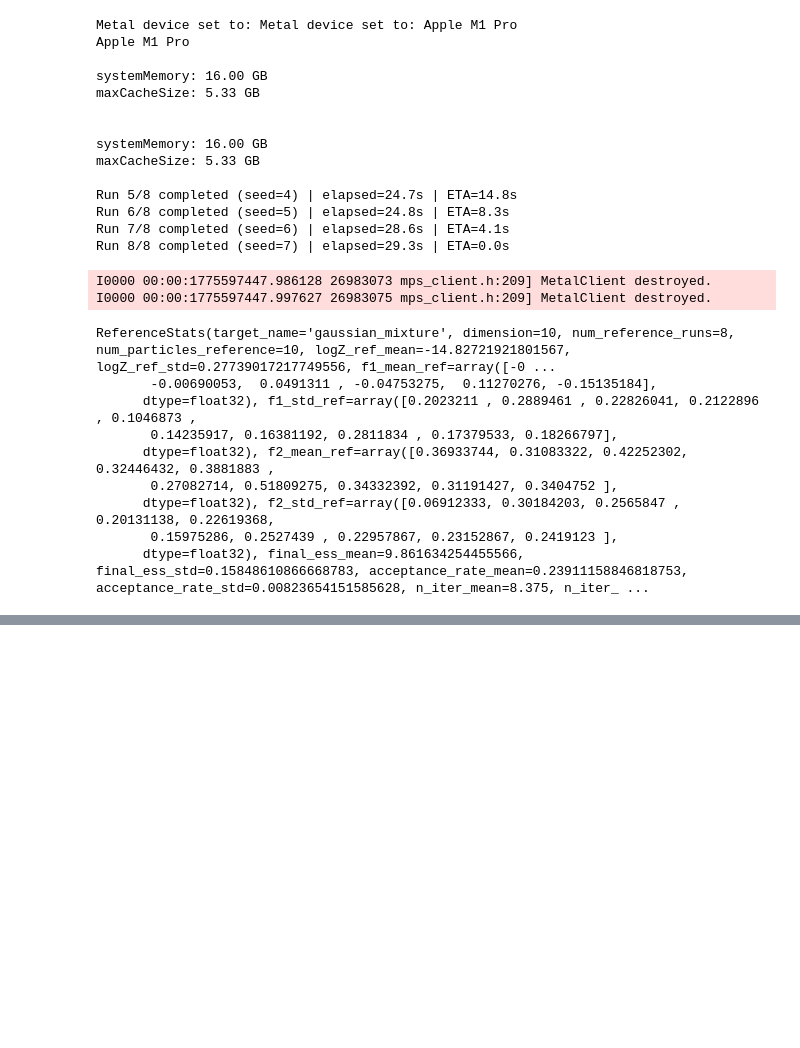
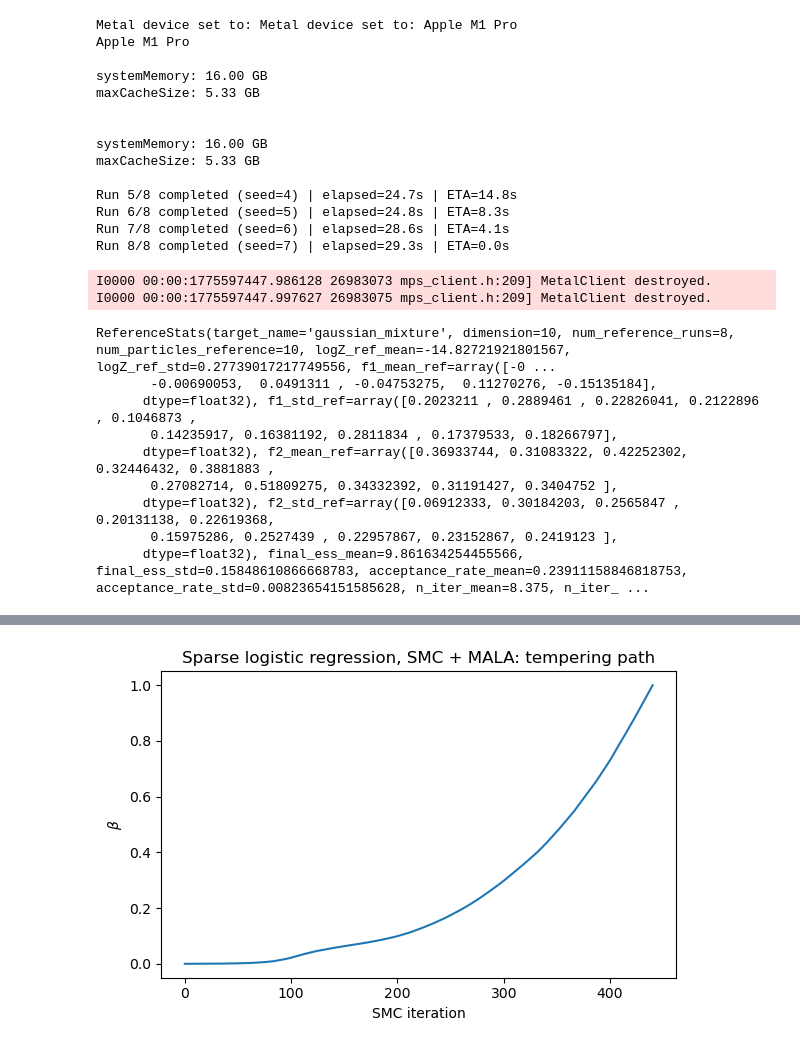
Before and after one commit to MaksKoncilja/ps-kernel-evaluation, a Jupyter notebook: code/PS.ipynb, the cells around one changed output, grey strips where cells are left out. Cells and saved outputs as stored; diff of their text form; code cells hidden in the pictures; blank space fills up the shorter version.

```diff
--- a/code/PS.ipynb
+++ b/code/PS.ipynb
@@ -570,0 +848,18 @@ NUTS acceptance path: [0.95802742 0.98905438 0.9915821  0.99540871 0.99813789 0.
+# %%
+ref = reference.build_reference_stats_chunked(
+    dimension=None,
+    num_particles_reference=4096,
+    num_reference_runs=10,
+    target_name="sparse_logistic_regression",
+    target_kwargs={
+        "X": X,
+        "y": y,
+        "add_intercept": True,
+        "standardize": True,
+    },
+    num_mcmc_steps=25,
+    alpha=0.999,
+    diagonal_only_covariance=True,  # strongly recommended
+    parallel=True,
+    num_workers=4,
+)
@@ -570,0 +1808,63 @@ NUTS acceptance path: [0.95802742 0.98905438 0.9915821  0.99540871 0.99813789 0.
+# %%
+import importlib
+import matplotlib.pyplot as plt
+
+import reference
+importlib.reload(reference)
+
+# X and y must already be loaded.
+# Example:
+# X = ...
+# y = ...
+
+slr_mala_out = reference.run_reference_sampler_once(
+    dimension=None,
+    num_particles=256,
+    seed=0,
+    target_name="sparse_logistic_regression",
+    target_kwargs={
+        "X": X,
+        "y": y,
+        "add_intercept": True,
+        "standardize": True,
+    },
+    alpha=0.999,
+    num_mcmc_steps=25,
+    kernel_name="mala",
+    mala_step_size=0.02,
+    mala_target_acceptance_rate=0.574,
+    return_diagnostics=True,
+)
+
+print("target:", slr_mala_out["target_name"])
+print("kernel:", slr_mala_out["kernel_name"])
+print("dimension:", slr_mala_out["dimension"])
+print("logZ:", slr_mala_out["logZ"])
+print("n_iter:", slr_mala_out["n_iter"])
+print("final_ess:", slr_mala_out["final_ess"])
+print("acceptance_rate_mean:", slr_mala_out["acceptance_rate_mean"])
+print("final_step_size:", slr_mala_out["final_step_size"])
+
+# ----------------------------
+# Graph 1: tempering path
+# ----------------------------
+plt.figure(figsize=(6, 4))
+plt.plot(slr_mala_out["tempering_path"])
+plt.xlabel("SMC iteration")
+plt.ylabel(r"$\beta$")
+plt.title("Sparse logistic regression, SMC + MALA: tempering path")
+plt.tight_layout()
+plt.show()
+
+# ----------------------------
+# Graph 2: MALA step-size path
+# ----------------------------
+plt.figure(figsize=(6, 4))
+plt.plot(slr_mala_out["step_size_path"])
+plt.yscale("log")
+plt.xlabel("Cumulative MCMC update")
+plt.ylabel("MALA step size")
+plt.title("Sparse logistic regression, SMC + MALA: step-size path")
+plt.tight_layout()
+plt.show()
+# %% [output]
@@ -570,0 +1879 @@ NUTS acceptance path: [0.95802742 0.98905438 0.9915821  0.99540871 0.99813789 0.
+[figure, added]
```
Also changed, not shown: parts of 24 cells of this notebook.
